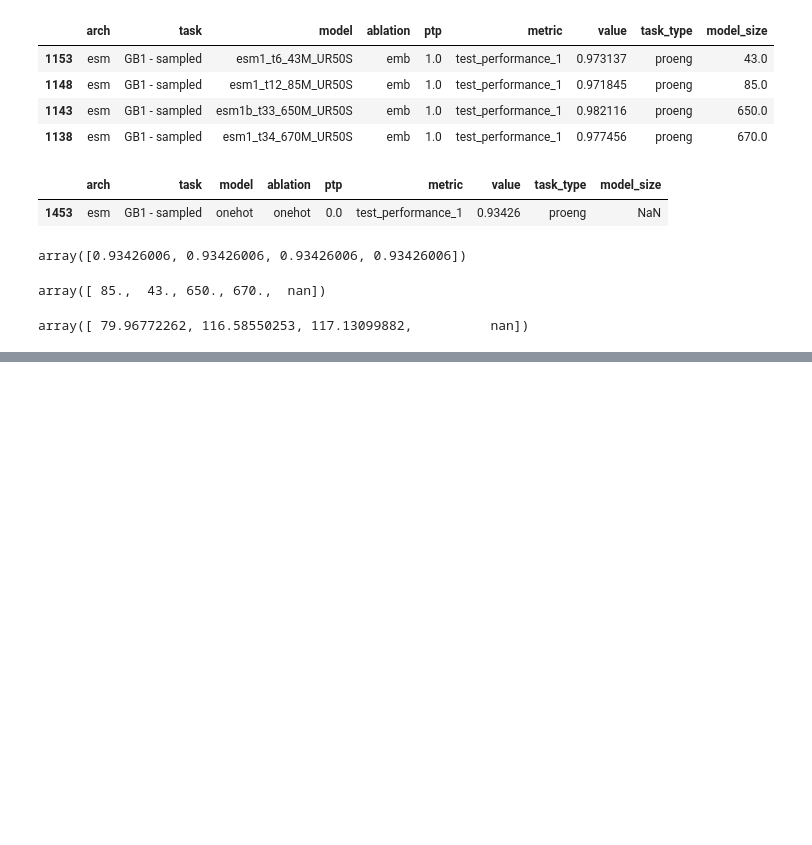
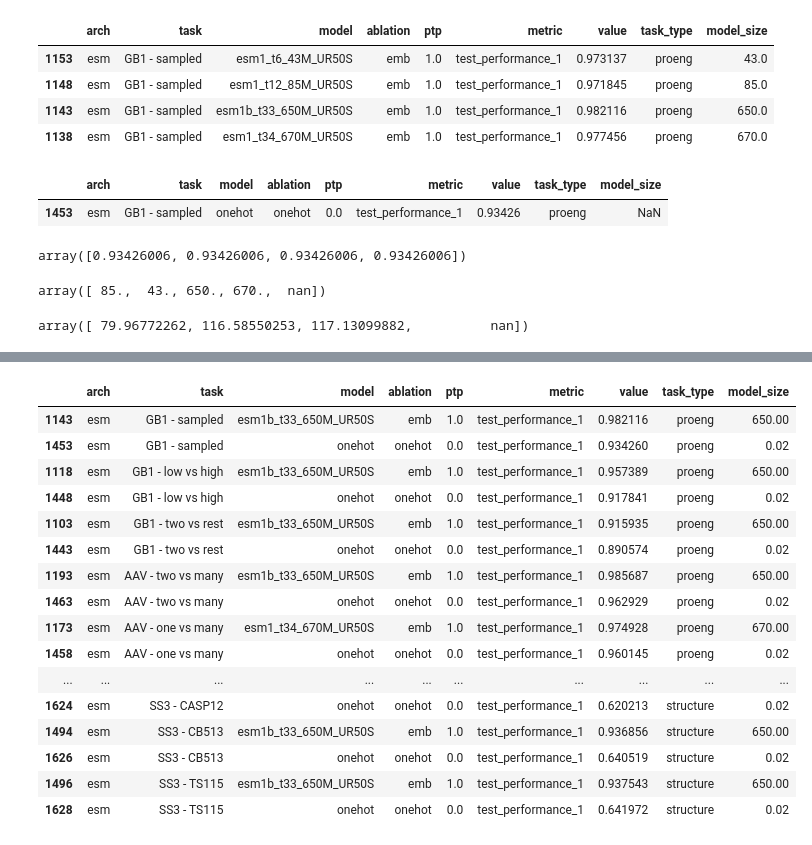
Before and after one commit to microsoft/protein-transfer, a Jupyter notebook: sandbox/results_replot_2.ipynb, the cells around one changed output, grey strips where cells are left out. Cells and saved outputs as stored; diff of their text form; code cells hidden in the pictures; blank space fills up the shorter version.

```diff
--- a/sandbox/results_replot_2.ipynb
+++ b/sandbox/results_replot_2.ipynb
@@ -259,0 +315,20 @@ TypeError: 'module' object is not callable
+# %%
+df_perf_1_max_emb
+# %% [output]
+|  | arch | task | model | ablation | ptp | metric | value | task_type | model_size |
+| 1143 | esm | GB1 - sampled | esm1b_t33_650M_UR50S | emb | 1.0 | test_performance_1 | 0.982116 | proeng | 650.00 |
+| 1453 | esm | GB1 - sampled | onehot | onehot | 0.0 | test_performance_1 | 0.934260 | proeng | 0.02 |
+| 1118 | esm | GB1 - low vs high | esm1b_t33_650M_UR50S | emb | 1.0 | test_performance_1 | 0.957389 | proeng | 650.00 |
+| 1448 | esm | GB1 - low vs high | onehot | onehot | 0.0 | test_performance_1 | 0.917841 | proeng | 0.02 |
+| 1103 | esm | GB1 - two vs rest | esm1b_t33_650M_UR50S | emb | 1.0 | test_performance_1 | 0.915935 | proeng | 650.00 |
+| 1443 | esm | GB1 - two vs rest | onehot | onehot | 0.0 | test_performance_1 | 0.890574 | proeng | 0.02 |
+| 1193 | esm | AAV - two vs many | esm1b_t33_650M_UR50S | emb | 1.0 | test_performance_1 | 0.985687 | proeng | 650.00 |
+| 1463 | esm | AAV - two vs many | onehot | onehot | 0.0 | test_performance_1 | 0.962929 | proeng | 0.02 |
+| 1173 | esm | AAV - one vs many | esm1_t34_670M_UR50S | emb | 1.0 | test_performance_1 | 0.974928 | proeng | 670.00 |
+| 1458 | esm | AAV - one vs many | onehot | onehot | 0.0 | test_performance_1 | 0.960145 | proeng | 0.02 |
+| ... | ... | ... | ... | ... | ... | ... | ... | ... | ... |
+| 1624 | esm | SS3 - CASP12 | onehot | onehot | 0.0 | test_performance_1 | 0.620213 | structure | 0.02 |
+| 1494 | esm | SS3 - CB513 | esm1b_t33_650M_UR50S | emb | 1.0 | test_performance_1 | 0.936856 | structure | 650.00 |
+| 1626 | esm | SS3 - CB513 | onehot | onehot | 0.0 | test_performance_1 | 0.640519 | structure | 0.02 |
+| 1496 | esm | SS3 - TS115 | esm1b_t33_650M_UR50S | emb | 1.0 | test_performance_1 | 0.937543 | structure | 650.00 |
+| 1628 | esm | SS3 - TS115 | onehot | onehot | 0.0 | test_performance_1 | 0.641972 | structure | 0.02 |
```
Also changed, not shown: parts of 8 cells of this notebook, 2 other files.
